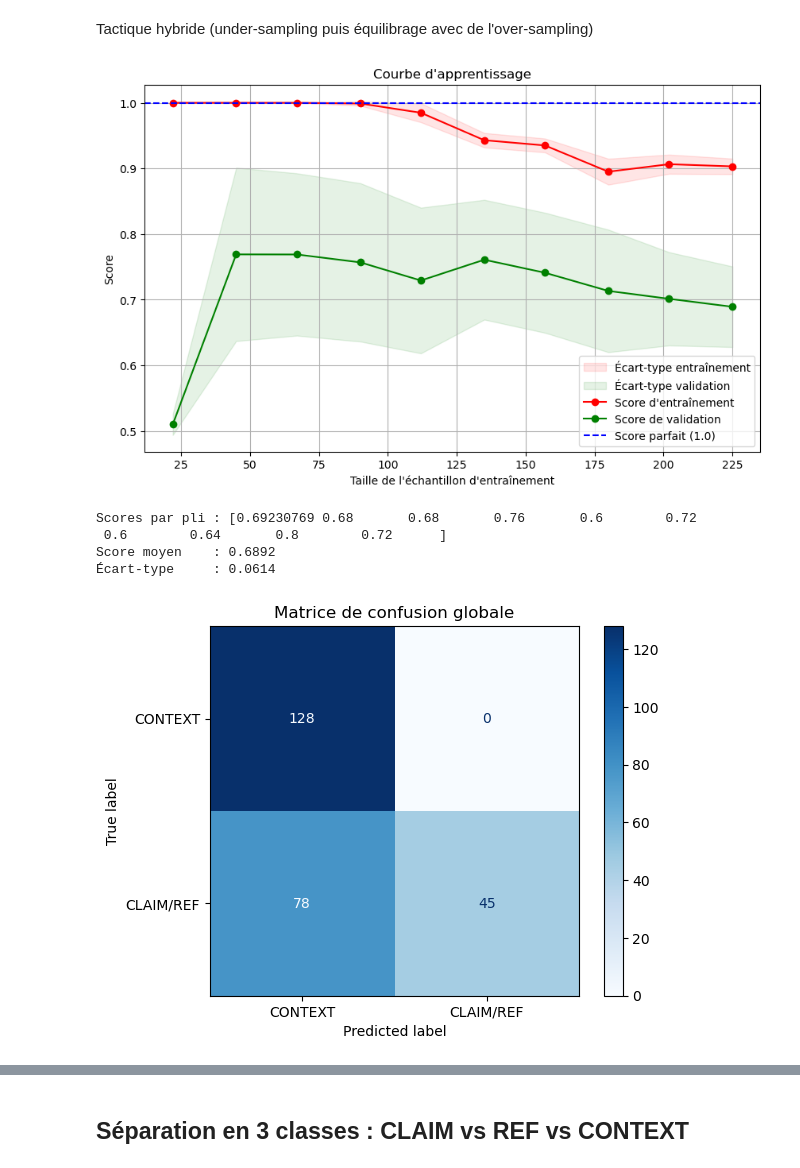
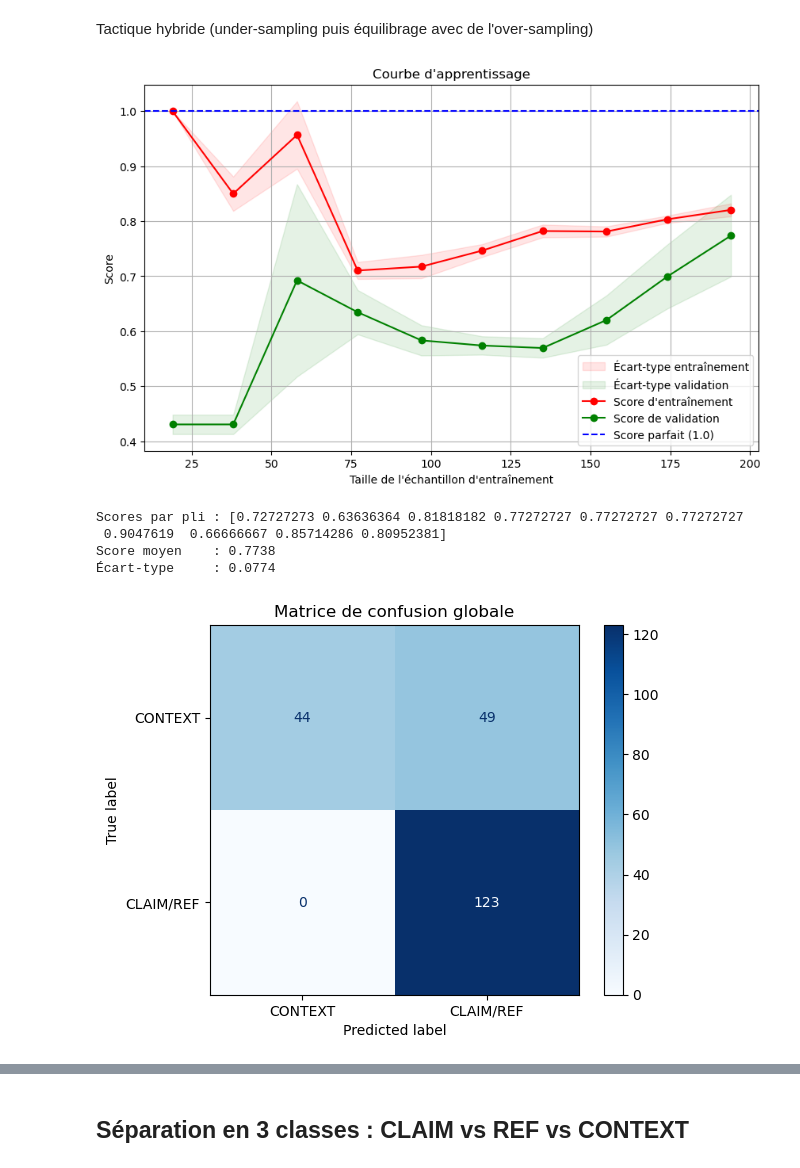
Before and after one commit to Kinadim/ML_projet, a Jupyter notebook: ML_PROJET.ipynb, the cells around one changed output, grey strips where cells are left out. Drawn from its saved outputs; the diff is of its cells as text; code cells hidden in the pictures.

```diff
--- a/ML_PROJET.ipynb
+++ b/ML_PROJET.ipynb
@@ -707,6 +714,14 @@ Score moyen    : 0.9754
 # %%
 # Étape 1 : Filtrer les données pour la catégorie SCI
 sci_df = df[df['science_related'] == 1].copy()
+
+combo = ["remove_links", "remove_stopwords", "lemmatize_words", "stem_words"]
+
+for transformation in combo:
+    if transformation in transformations:
+        sci_df['text'] = sci_df['text'].apply(transformations[transformation])
+    else:
+        print(f"Warning: {transformation} is not a valid transformation function.")
 
 # Étape 2 : Créer une nouvelle colonne pour les classes {CLAIM, REF} vs {CONTEXT}
 sci_df['label'] = sci_df[['scientific_claim', 'scientific_reference']].max(axis=1)
@@ -719,13 +734,7 @@ y = sci_df['label']
 vectorizer = TfidfVectorizer()
 X_vect = vectorizer.fit_transform(X)
 
-combo = ["remove_links", "remove_stopwords", "lemmatize_words", "stem_words"]
 
-for transformation in combo:
-    if transformation in transformations:
-        sci_df['text'] = sci_df['text'].apply(transformations[transformation])
-    else:
-        print(f"Warning: {transformation} is not a valid transformation function.")
 
 # Étape 5 : Équilibrage des classes avec RandomOverSampler
 from imblearn.over_sampling import SMOTE, ADASYN
@@ -750,8 +759,9 @@ from sklearn.multiclass import OneVsRestClassifier
 
 
 # Modèle choisi : Régression Logistique
+model = OneVsRestClassifier(RandomForestClassifier(n_estimators=100, max_depth=5, random_state=42))
 
-model = OneVsRestClassifier(LogisticRegression(class_weight='balanced', max_iter=1000, random_state=42,penalty='l2', C=0.001))
+#model = OneVsRestClassifier(LogisticRegression(class_weight='balanced', max_iter=1000, random_state=42,penalty='l2', C=0.001))
 #model = XGBClassifier(eval_metric='logloss')
 #model = OneVsRestClassifier(LogisticRegression())
 #model = SVC(kernel='linear', probability=True, random_state=42)
@@ -820,10 +830,17 @@ Score moyen    : 0.6667
 # %% [markdown]
 Tactique hybride (under-sampling puis équilibrage avec de l'over-sampling)
 # %%
-
 
 # Étape 1 : Filtrer les données pour la catégorie SCI
 sci_df = df[df['science_related'] == 1].copy()
+
+combo = ["remove_links", "remove_stopwords", "lemmatize_words", "stem_words"]
+
+for transformation in combo:
+    if transformation in transformations:
+        sci_df['text'] = sci_df['text'].apply(transformations[transformation])
+    else:
+        print(f"Warning: {transformation} is not a valid transformation function.")
 
 # Étape 2 : Créer une nouvelle colonne pour les classes {CLAIM, REF} vs {CONTEXT}
 sci_df['label'] = sci_df[['scientific_claim', 'scientific_reference']].max(axis=1)
@@ -836,13 +853,7 @@ y = sci_df['label']
 vectorizer = TfidfVectorizer()
 X_vect = vectorizer.fit_transform(X)
 
-combo = ["remove_links", "remove_stopwords", "lemmatize_words", "stem_words"]
 
-for transformation in combo:
-    if transformation in transformations:
-        sci_df['text'] = sci_df['text'].apply(transformations[transformation])
-    else:
-        print(f"Warning: {transformation} is not a valid transformation function.")
 
 # Étape 5 : Équilibrage des classes avec RandomOverSampler
 from imblearn.over_sampling import SMOTE, ADASYN
@@ -869,9 +880,10 @@ from imblearn.under_sampling import RandomUnderSampler
 
 # Modèle choisi : Régression Logistique
 
-model = OneVsRestClassifier(LogisticRegression(class_weight='balanced', max_iter=1000, random_state=42,penalty='l2', C=0.000125))
+#model = OneVsRestClassifier(LogisticRegression(class_weight='balanced', max_iter=1000, random_state=42,penalty='l2', C=0.00125))
+model = OneVsRestClassifier(RandomForestClassifier(n_estimators=100, max_depth=5, random_state=42))
 
-#model = LogisticRegression(class_weight='balanced', max_iter=1000, random_state=42)
+#model = LogisticRegression(class_weight='balanced', max_iter=1000, random_state=42,penalty='l2', C=0.00125)
 #model = XGBClassifier(eval_metric='logloss')
 #model = SVC(kernel='linear', probability=True, random_state=42)
 # Configuration des K-Folds
@@ -907,36 +919,36 @@ plt.xlabel("Taille de l'échantillon d'entraînement")
 plt.ylabel("Score")
 plt.legend(loc="best")
 plt.grid()
 plt.show()
 
 # Affichage des résultats de la validation croisée
 print(f"Scores par pli : {cv_scores}")
 print(f"Score moyen    : {cv_scores.mean():.4f}")
 print(f"Écart-type     : {cv_scores.std():.4f}")
 
 # Étape 7 : Entraînement final et évaluation
 final_cm = np.zeros((2, 2), dtype=int)
 
 for train_index, test_index in kfold.split(X_resampled, y_resampled):
     X_train, X_test = X_resampled[train_index.tolist()], X_resampled[test_index.tolist()]
     y_train, y_test = y_resampled.iloc[train_index], y_resampled.iloc[test_index]
 
     model.fit(X_train, y_train)
     y_pred = model.predict(X_test)
 
     # Ajouter à la matrice de confusion globale
     cm = confusion_matrix(y_test, y_pred)
     final_cm += cm
 
 # Afficher la matrice de confusion finale
 disp = ConfusionMatrixDisplay(confusion_matrix=final_cm, display_labels=['CONTEXT', 'CLAIM/REF'])
 disp.plot(cmap="Blues", values_format="d")
 plt.title("Matrice de confusion globale")
 plt.show()
 # %% [output]
-[figure, old version]
+[figure, new version]
-Scores par pli : [0.69230769 0.68       0.68       0.76       0.6        0.72
- 0.6        0.64       0.8        0.72      ]
-Score moyen    : 0.6892
-Écart-type     : 0.0614
+Scores par pli : [0.72727273 0.63636364 0.81818182 0.77272727 0.77272727 0.77272727
+ 0.9047619  0.66666667 0.85714286 0.80952381]
+Score moyen    : 0.7738
+Écart-type     : 0.0774
-[figure, old version]
+[figure, new version]
```
Also changed, not shown: parts of 8 cells of this notebook.
